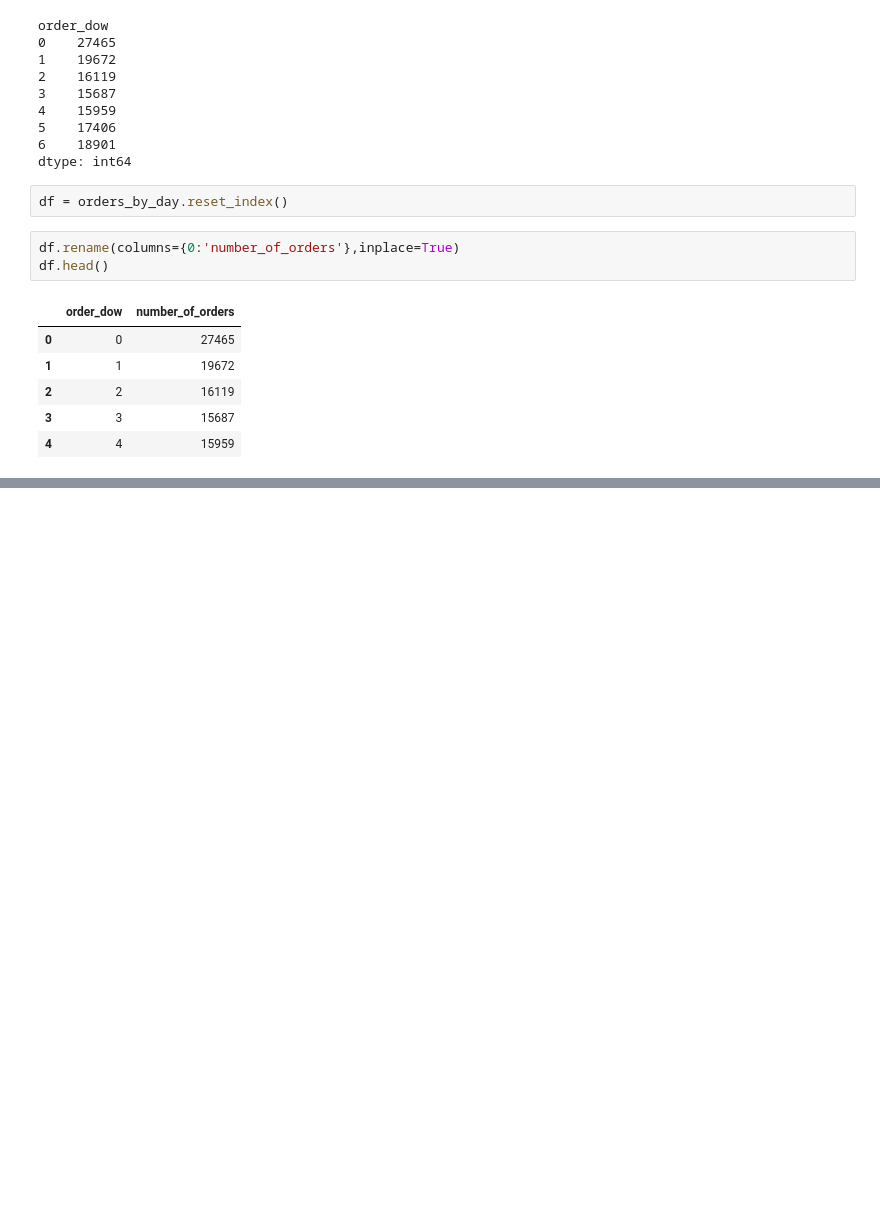
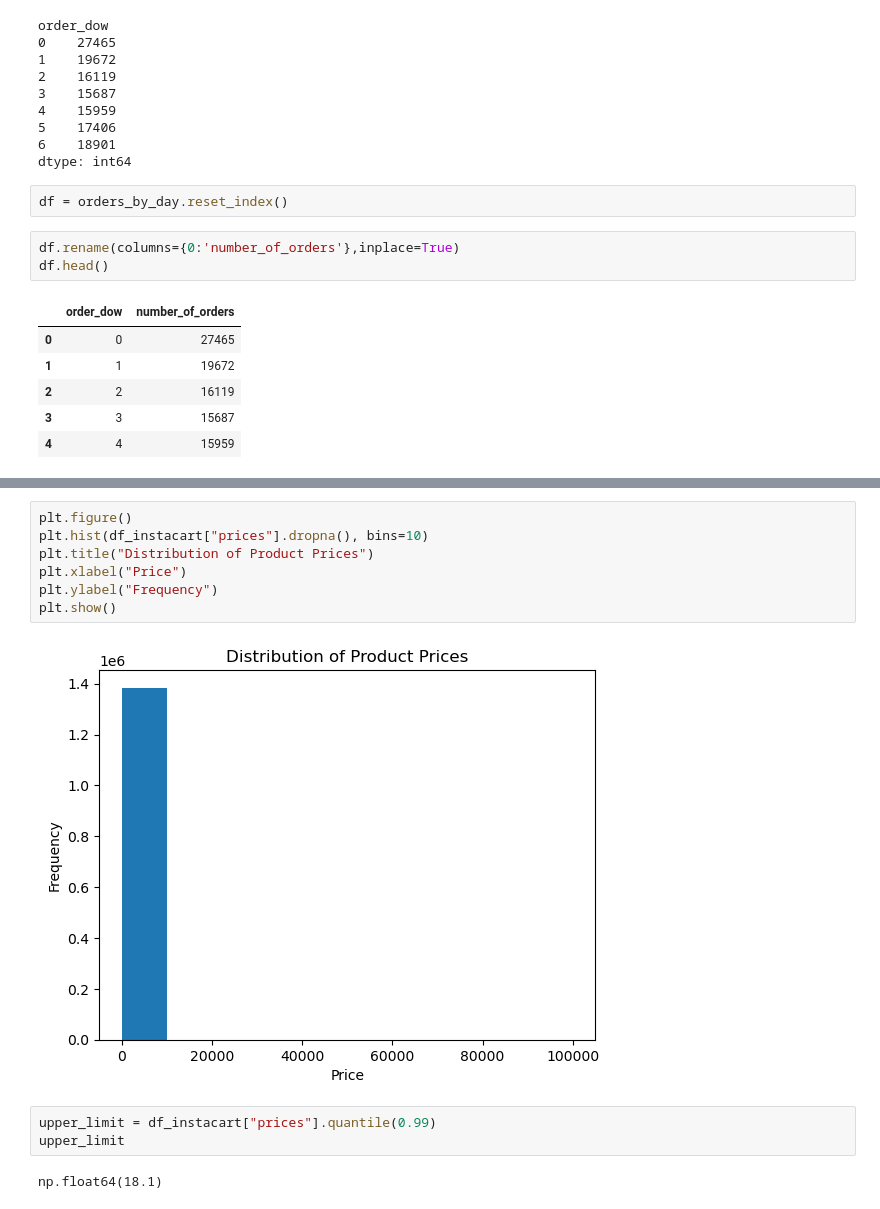
Before and after one commit to karamian-ani/data_analytics_with_python, a Jupyter notebook: notebooks/07_instacart_analysis.ipynb, the cells around one changed output, grey strips where cells are left out. Saved outputs shown, nothing was run; the diff lists cells and outputs as text; blank space fills up the shorter version.

```diff
--- a/notebooks/07_instacart_analysis.ipynb
+++ b/notebooks/07_instacart_analysis.ipynb
@@ -129,0 +204,14 @@ plt.show()
+# %%
+plt.figure()
+plt.hist(df_instacart["prices"].dropna(), bins=10)
+plt.title("Distribution of Product Prices")
+plt.xlabel("Price")
+plt.ylabel("Frequency")
+plt.show()
+# %% [output]
+[figure, added]
+# %%
+upper_limit = df_instacart["prices"].quantile(0.99)
+upper_limit
+# %% [output]
+np.float64(18.1)
```
Also changed, not shown: parts of 46 cells of this notebook.
